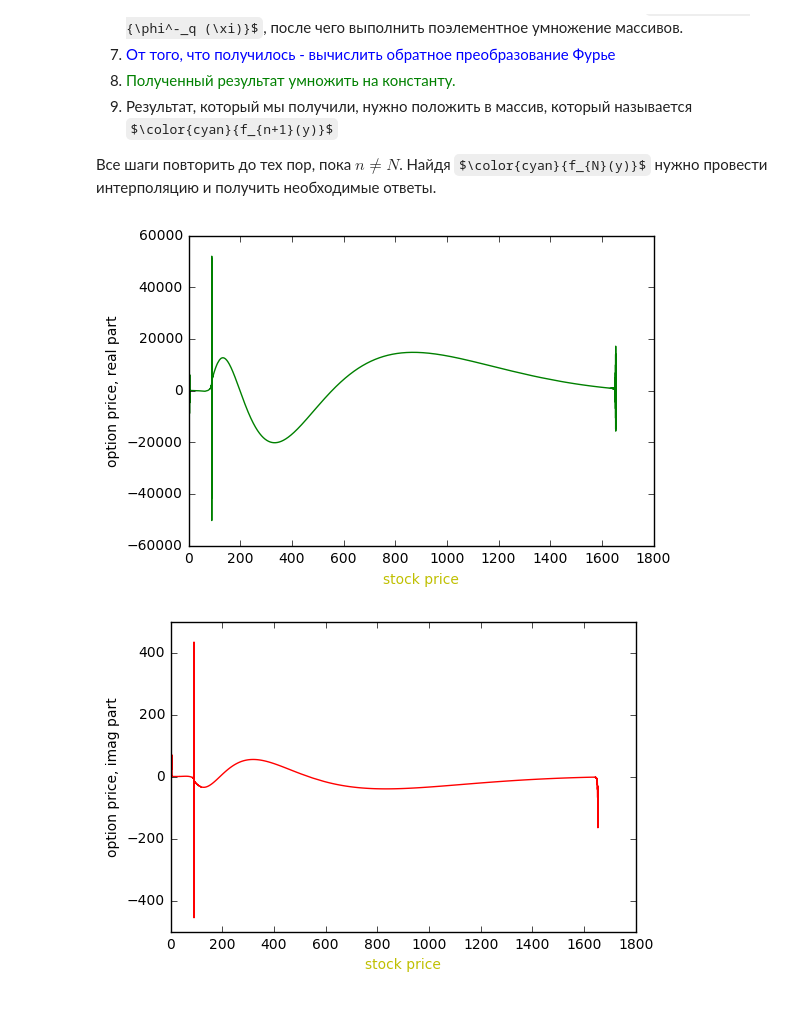
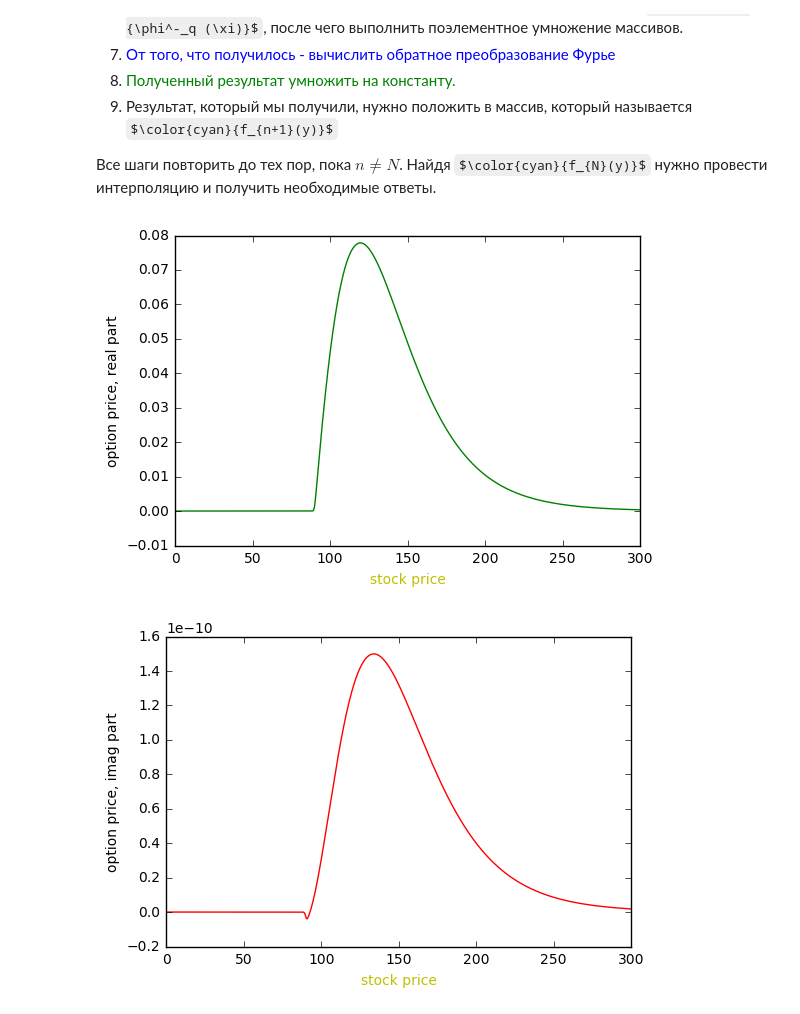
Before and after one commit to inwise/wh-barrier-python, a Jupyter notebook: BS, new mex factorization formulae.ipynb, the cells around one changed output. Drawn from its saved outputs; the diff is of its cells as text; code cells hidden in the pictures; some formulas as TeX source.

```diff
--- a/BS, new mex factorization formulae.ipynb
+++ b/BS, new mex factorization formulae.ipynb
@@ -62,7 +98,7 @@ plt.show()
 # %%
 original_prices_array = H_original * exp(y_space)
 # time discretization
-N = 200  # number_of_time_steps
+N = 20  # number_of_time_steps
 delta_t = T/N
 
 plt.plot(original_prices_array, color = 'y')
@@ -342,3 +247,30 @@ plt.show()
+# %%
+omega_minus = -1
+
+def integrand_plus(upsilon_array):
+    """
+    принимает и возвращает массив длиной M,
+    работает (должна) на upsilon_space по умолчанию
+    тоже должна возвращать
+    """
+    return np.array([log(q + psi(upsilon + 1j*omega_minus)) / (upsilon + 1j*omega_minus)**2 for upsilon in upsilon_array])
+
+def F_plus_capital():
+    indicator = np.where(x_space <= 0, 1, 0)
+    trimmed_x_space = indicator*x_space # чтобы при "сильно положительных" x не росла экспонента
+    integral = make_rad_ifft(integrand_plus(u_space), dx)
+    exponent = exp(-trimmed_x_space * omega_minus)
+    return indicator * exponent * integral
+
+fp = F_plus_capital()
+F_p_hat = make_rad_fft(fp, dx)
+
+def make_phi_plus_array(xi_array):
+    first_term = 1j *  xi_array * fp[M//2]
+    second_term = - xi_array * xi_array * F_p_hat
+    return exp(first_term + second_term)
+
+mex_symbol_plus = make_phi_plus_array(u_space)
 # %% [markdown]
 Теперь появляется возможность перейти к итеративной процедуре. В контексте модели Б-Ш она довольно проста.
 
@@ -465,39 +397,42 @@ $$
 
 Все шаги повторить до тех пор, пока $n\ne N$. Найдя $\color{cyan}{f_{N}(y)}$ нужно провести интерполяцию и получить необходимые ответы.
 # %%
-phi_minus_array = make_phi_minus_array(xi_space)
-phi_plus_array = make_phi_plus_array(xi_space)
+phi_minus_array = make_phi_minus_array(u_space)
+phi_plus_array = make_phi_plus_array(u_space)
 
 #to cut the strange effects on high prices out
 trimmer = np.where(original_prices_array < 2.5*K_original, 1.0, 0.0)
 
 #indicator-function, for the y-domain
 indicator = np.where(y_space > 0, 1.0, 0.0)
 
 # main cycle (iterating over time)
 f_n = array(f_N)
 
 for i in range(N):
-   f_n_plus_1 = factor * fft.ifft(phi_minus_array *
-       fft.fft(indicator * fft.ifft(phi_plus_array * fft.fft(f_n))))
+   f_n_plus_1 = factor * make_rad_ifft(phi_minus_array *
+       make_rad_fft(indicator *
+               make_rad_ifft(phi_plus_array * make_rad_fft(f_n, dx), dx), dx), dx)
    f_n = f_n_plus_1 #* trimmer
 
-plt.plot(original_prices_array, f_n_plus_1.real, 'g')
+plt.plot(original_prices_array[(original_prices_array > 0) & (original_prices_array < 300)],
+         f_n_plus_1.real[(original_prices_array > 0) & (original_prices_array < 300)], 'g')
 plt.xlabel('stock price', color = 'y')
 plt.ylabel('option price, real part')
 filename_real_pic = "out_bsmex_l_re N %2d L %.1f M %2d.png"  % (N, L, M)
 plt.savefig("out_pictures/" + filename_real_pic)
 plt.show()
 
-plt.plot(original_prices_array, f_n_plus_1.imag, 'r')
+plt.plot(original_prices_array[(original_prices_array > 0) & (original_prices_array < 300)],
+         f_n_plus_1.imag[(original_prices_array > 0) & (original_prices_array < 300)], 'r')
 plt.xlabel('stock price', color = 'y')
 plt.ylabel('option price, imag part')
 filename_imag_pic = "out_bsmex_l_im N %2d L %.1f M %2d.png"  % (N, L, M)
 plt.savefig("out_pictures/" + filename_imag_pic)
 plt.show()
 # %% [output]
-[figure, old version]
+[figure, new version]
-[figure, old version]
+[figure, new version]
 # %%
 index_bot = 0
 while(original_prices_array[index_bot] < H_original-20):
```
Also changed, not shown: parts of 31 cells of this notebook, 11 other files.
